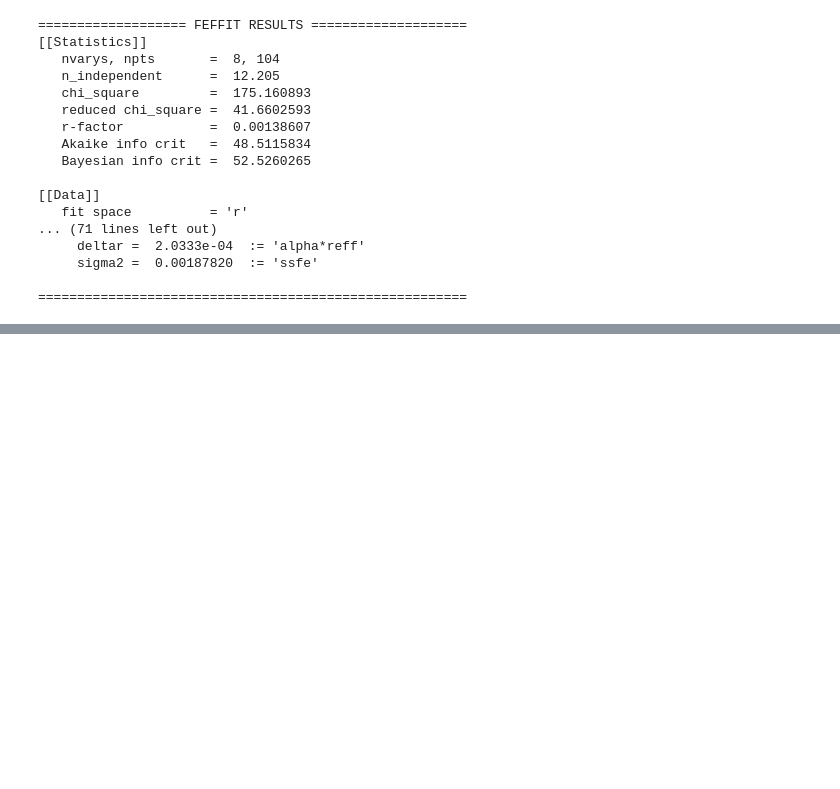
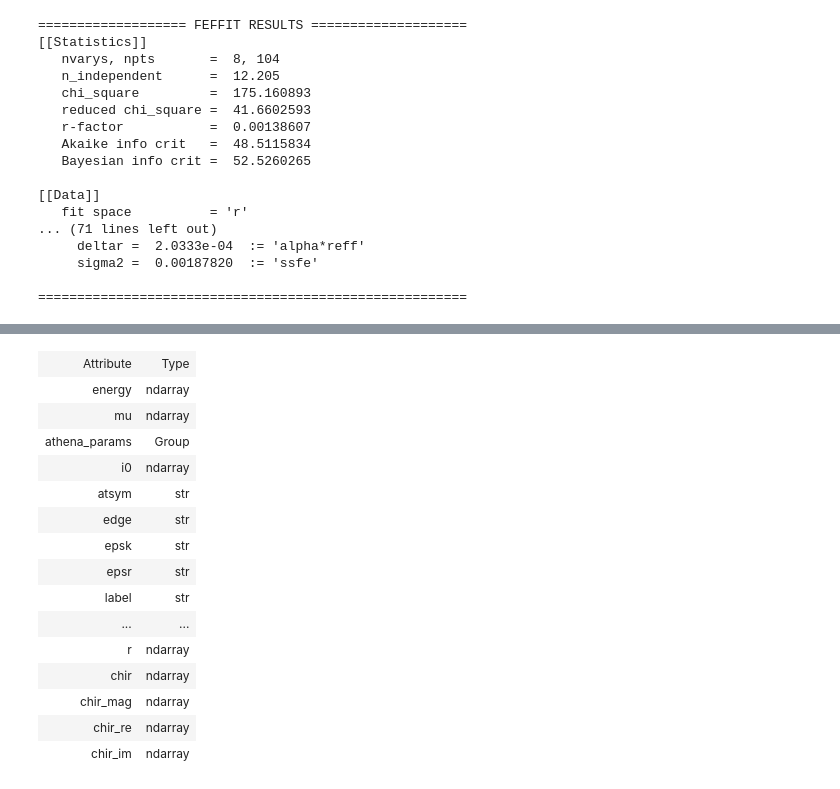
Before and after one commit to UK-Catalysis-Hub/XAS-Workflow-Demo, a Jupyter notebook: larch_workflow/FeS_example.ipynb, the cells around one changed output, grey strips where cells are left out. Drawn from its saved outputs; the diff is of its cells as text; code cells hidden in the pictures; blank space fills up the shorter version.

```diff
--- a/larch_workflow/FeS_example.ipynb
+++ b/larch_workflow/FeS_example.ipynb
@@ -349,3 +345,6 @@ fit_manager.save_fit_report(out, "FeS2_fit_rep.txt", session)
      sigma2 =  0.00187820  := 'ssfe'
 
 =======================================================
+# %%
+athena_groups[0]
+# %% [output]
@@ -351,0 +352,16 @@ fit_manager.save_fit_report(out, "FeS2_fit_rep.txt", session)
+| Attribute | Type |
+| energy | ndarray |
+| mu | ndarray |
+| athena_params | Group |
+| i0 | ndarray |
+| atsym | str |
+| edge | str |
+| epsk | str |
+| epsr | str |
+| label | str |
+| ... | ... |
+| r | ndarray |
+| chir | ndarray |
+| chir_mag | ndarray |
+| chir_re | ndarray |
+| chir_im | ndarray |
```
Also changed, not shown: parts of 6 cells of this notebook, 4 other files.
